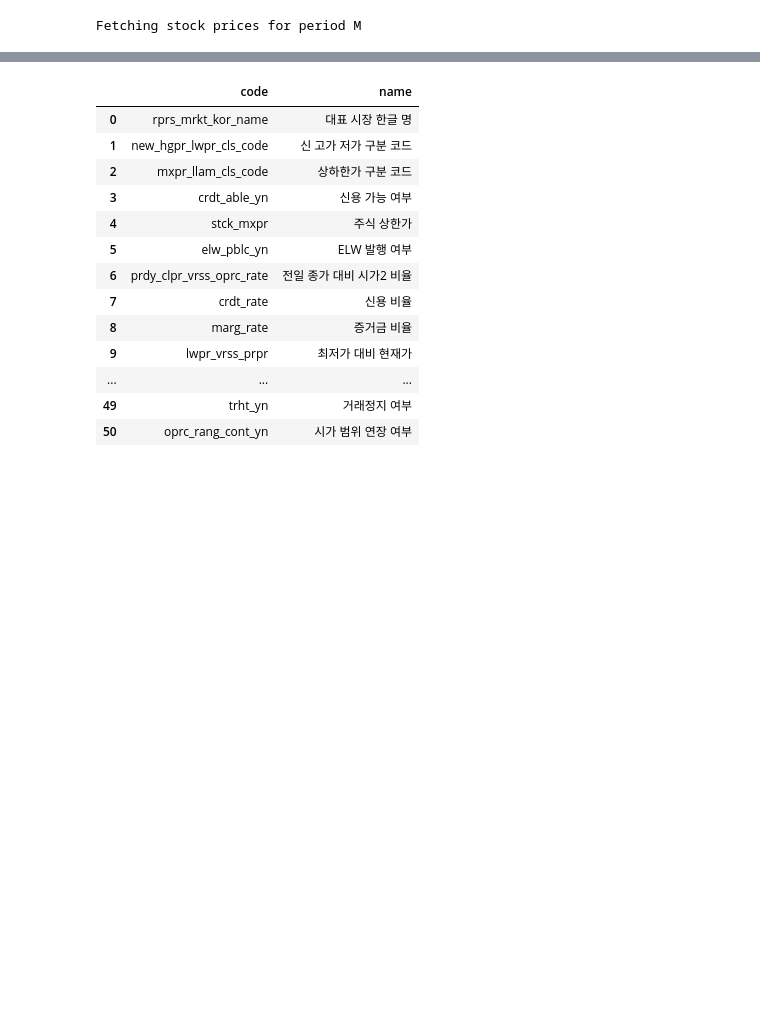
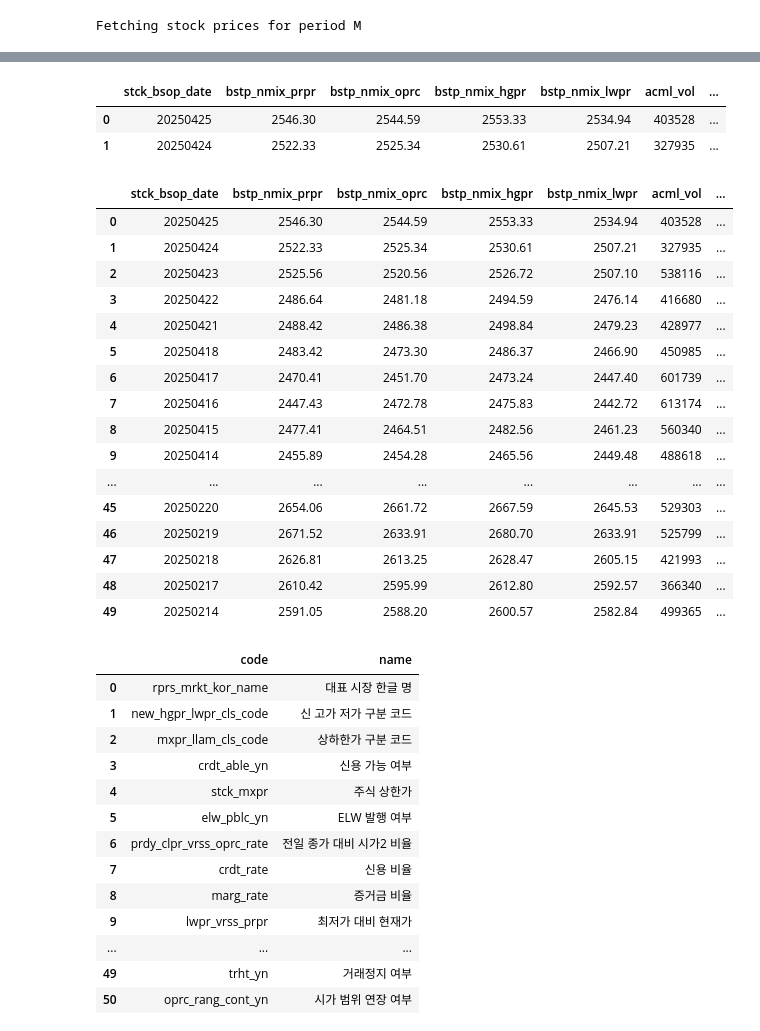
Before and after one commit to byeungchun/ofij, a Jupyter notebook: experiment/21apr2025/data_download.ipynb, the cells around one changed output, grey strips where cells are left out. Cells and saved outputs as stored; diff of their text form; code cells hidden in the pictures; blank space fills up the shorter version.

Commit message:
add sector price code

```diff
--- a/experiment/21apr2025/data_download.ipynb
+++ b/experiment/21apr2025/data_download.ipynb
@@ -111,0 +122,8 @@ Fetching stock prices for period M
+# %%
+sectorcodes = pd.read_csv('idxcode.csv')
+# %%
+today = pd.to_datetime('today')
+fr_date = (today - timedelta(days=100)).strftime('%Y%m%d')
+to_date = today.strftime('%Y%m%d')
+
+print(f"Fetching sector prices for date range {fr_date} to {to_date}")
@@ -111,0 +132,28 @@ Fetching stock prices for period M
+# %%
+@backoff(retries=3, delay=1, factor=2)
+def fetch_sector_prices(sector_code, period_code, fr_date, to_date):
+    return kb.get_domestic_sector_price(iscd=sector_code, date_1=fr_date, date_2=to_date, period_div_code=period_code)
+
+sectorres = []
+period_codes = ['D', 'W', 'M']
+for period_code in period_codes:
+    print(f"Fetching stock prices for period {period_code}")
+    for i, rec in tqdm(sectorcodes.iterrows(), desc=f"Fetching sector prices for period {period_code}"):
+        sector_code = rec['업종코드']
+        sector_name = rec['업종명']
+        try:
+            res = fetch_sector_prices(sector_code, period_code, fr_date, to_date)
+            output1 = res.output1
+            output2 = res.output2
+            df = pd.DataFrame(output2)
+            df['sector_code'] = sector_code
+            df['sector_name'] = sector_name
+            df['period_code'] = period_code
+            sectorres.append(df)
+        except Exception as e:
+            print(f"Failed to fetch sector prices for {sector_code} in period {period_code}: {e}")
+
+sector_prices = pd.concat(sectorres, ignore_index=True)
+# save to feather file
+sector_prices.reset_index(inplace=True, drop=True)
+sector_prices.to_feather(sectorprice_file)
@@ -112,3 +182,32 @@ Fetching stock prices for period M
+# %%
+df = pd.DataFrame(sectorres[0]['sector_prices'].output2)
+df['sector_code'] = sector_code
+df['sector_name'] = sector_name
+df['period_code'] = period_code
+# %% [output]
+|  | stck_bsop_date | bstp_nmix_prpr | bstp_nmix_oprc | bstp_nmix_hgpr | bstp_nmix_lwpr | acml_vol | ... |
+| 0 | 20250425 | 2546.30 | 2544.59 | 2553.33 | 2534.94 | 403528 | ... |
+| 1 | 20250424 | 2522.33 | 2525.34 | 2530.61 | 2507.21 | 327935 | ... |
+# %%
+df
+# %% [output]
+|  | stck_bsop_date | bstp_nmix_prpr | bstp_nmix_oprc | bstp_nmix_hgpr | bstp_nmix_lwpr | acml_vol | ... |
+| 0 | 20250425 | 2546.30 | 2544.59 | 2553.33 | 2534.94 | 403528 | ... |
+| 1 | 20250424 | 2522.33 | 2525.34 | 2530.61 | 2507.21 | 327935 | ... |
+| 2 | 20250423 | 2525.56 | 2520.56 | 2526.72 | 2507.10 | 538116 | ... |
+| 3 | 20250422 | 2486.64 | 2481.18 | 2494.59 | 2476.14 | 416680 | ... |
+| 4 | 20250421 | 2488.42 | 2486.38 | 2498.84 | 2479.23 | 428977 | ... |
+| 5 | 20250418 | 2483.42 | 2473.30 | 2486.37 | 2466.90 | 450985 | ... |
+| 6 | 20250417 | 2470.41 | 2451.70 | 2473.24 | 2447.40 | 601739 | ... |
+| 7 | 20250416 | 2447.43 | 2472.78 | 2475.83 | 2442.72 | 613174 | ... |
+| 8 | 20250415 | 2477.41 | 2464.51 | 2482.56 | 2461.23 | 560340 | ... |
+| 9 | 20250414 | 2455.89 | 2454.28 | 2465.56 | 2449.48 | 488618 | ... |
+| ... | ... | ... | ... | ... | ... | ... | ... |
+| 45 | 20250220 | 2654.06 | 2661.72 | 2667.59 | 2645.53 | 529303 | ... |
+| 46 | 20250219 | 2671.52 | 2633.91 | 2680.70 | 2633.91 | 525799 | ... |
+| 47 | 20250218 | 2626.81 | 2613.25 | 2628.47 | 2605.15 | 421993 | ... |
+| 48 | 20250217 | 2610.42 | 2595.99 | 2612.80 | 2592.57 | 366340 | ... |
+| 49 | 20250214 | 2591.05 | 2588.20 | 2600.57 | 2582.84 | 499365 | ... |
 # %%
 prcdict ={
   "rt_cd": {
```
Also changed, not shown: parts of 8 cells of this notebook, 6 other files.
